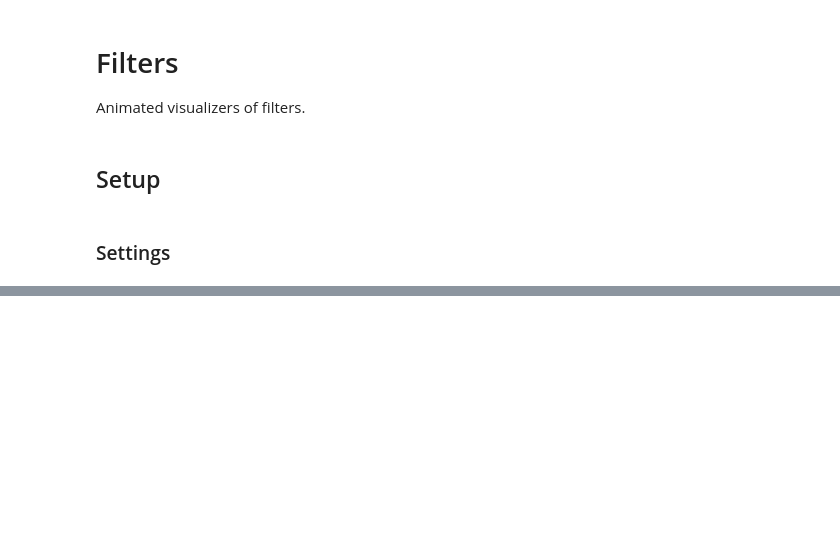
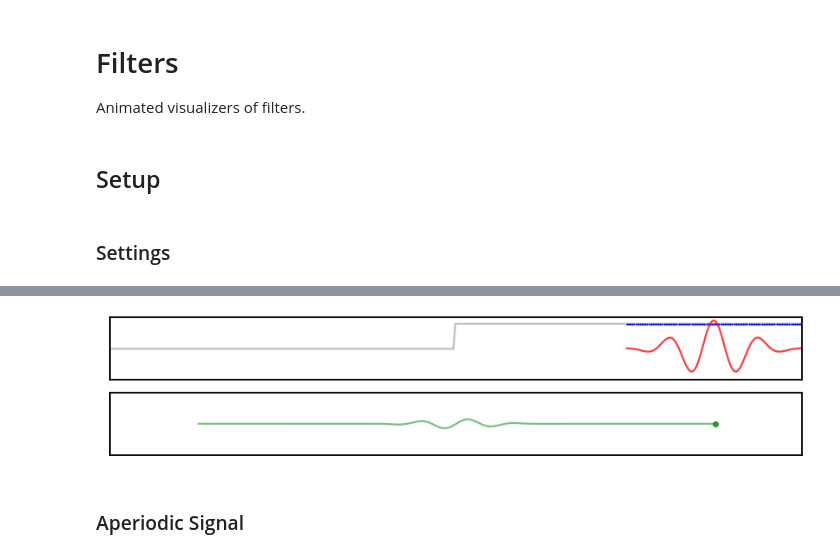
Before and after one commit to TomDonoghue/SigViz, a Jupyter notebook: notebooks/04-filters.ipynb, the cells around one changed output, grey strips where cells are left out. Cells and saved outputs as stored; diff of their text form; code cells hidden in the pictures; blank space fills up the shorter version.

```diff
--- a/notebooks/04-filters.ipynb
+++ b/notebooks/04-filters.ipynb
@@ -46,0 +116,9 @@ f_range = (8, 12)
+# %%
+step_sig = np.zeros_like(sig)
+step_sig[int(len(impulse_sig)/2):] = 1
+# %%
+build_all(step_sig, filt_coefs, ylim=[-1.25, 1.25])
+# %% [output]
+[figure, added]
+# %% [markdown]
+### Aperiodic Signal
```
Also changed, not shown: parts of 66 cells of this notebook.
